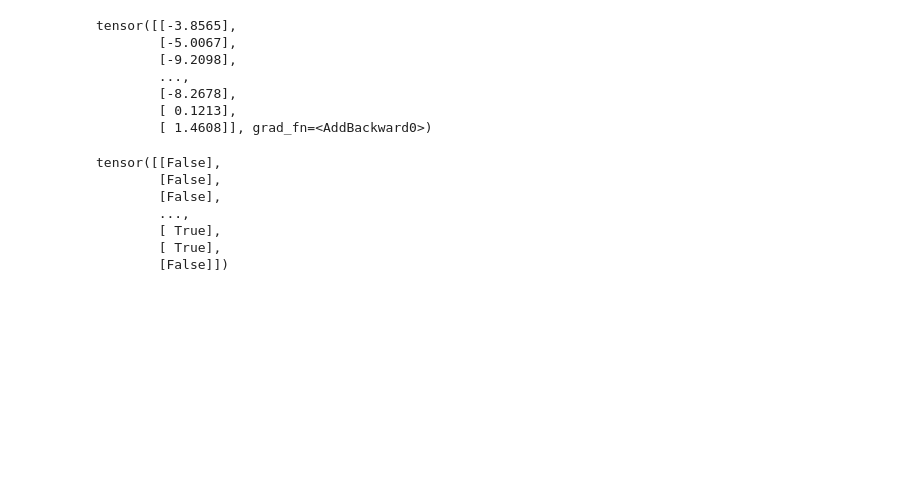
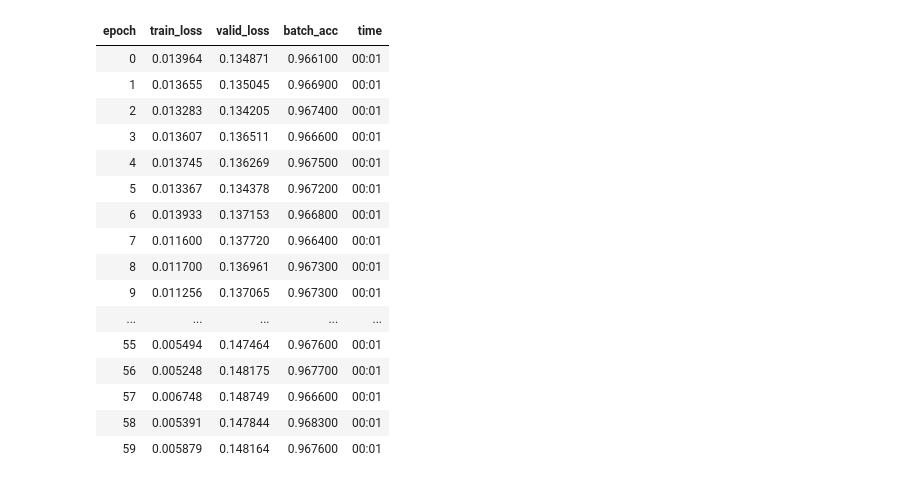
Before and after one commit to brenodacosta/DeepLearning, a Jupyter notebook: 04_mnistbasics/04_mnistbasics.ipynb, the cells around one changed output. Cells and saved outputs as stored; diff of their text form; code cells hidden in the pictures; blank space fills up the shorter version.

```diff
--- a/04_mnistbasics/04_mnistbasics.ipynb
+++ b/04_mnistbasics/04_mnistbasics.ipynb
@@ -48,2 +43,2 @@ training_dl = DataLoader(training_dataset,batch_size=256)
 # %%
-valid_dl = DataLoader(testing_dataset,batch_size=256)
+valid_dl = DataLoader(testing_dataset,batch_size=256,shuffle=True)
@@ -118,23 +115,20 @@ bias = init_params(1)
-# %%
-def linear1(xb): return xb@weights + bias
-preds = linear1(train_x)
-preds
-# %% [output]
-tensor([[-3.8565],
-        [-5.0067],
-        [-9.2098],
-        ...,
-        [-8.2678],
-        [ 0.1213],
-        [ 1.4608]], grad_fn=<AddBackward0>)
-# %%
-corrects = (preds>0.5).float() == train_y
-corrects
-# %% [output]
-tensor([[False],
-        [False],
-        [False],
-        ...,
-        [ True],
-        [ True],
-        [False]])
+# %%
+learn.fit(60,lr=.001)
+# %% [output]
+| epoch | train_loss | valid_loss | batch_acc | time |
+| 0 | 0.013964 | 0.134871 | 0.966100 | 00:01 |
+| 1 | 0.013655 | 0.135045 | 0.966900 | 00:01 |
+| 2 | 0.013283 | 0.134205 | 0.967400 | 00:01 |
+| 3 | 0.013607 | 0.136511 | 0.966600 | 00:01 |
+| 4 | 0.013745 | 0.136269 | 0.967500 | 00:01 |
+| 5 | 0.013367 | 0.134378 | 0.967200 | 00:01 |
+| 6 | 0.013933 | 0.137153 | 0.966800 | 00:01 |
+| 7 | 0.011600 | 0.137720 | 0.966400 | 00:01 |
+| 8 | 0.011700 | 0.136961 | 0.967300 | 00:01 |
+| 9 | 0.011256 | 0.137065 | 0.967300 | 00:01 |
+| ... | ... | ... | ... | ... |
+| 55 | 0.005494 | 0.147464 | 0.967600 | 00:01 |
+| 56 | 0.005248 | 0.148175 | 0.967700 | 00:01 |
+| 57 | 0.006748 | 0.148749 | 0.966600 | 00:01 |
+| 58 | 0.005391 | 0.147844 | 0.968300 | 00:01 |
+| 59 | 0.005879 | 0.148164 | 0.967600 | 00:01 |
```
Also changed, not shown: parts of 25 cells of this notebook, 15 other files.
